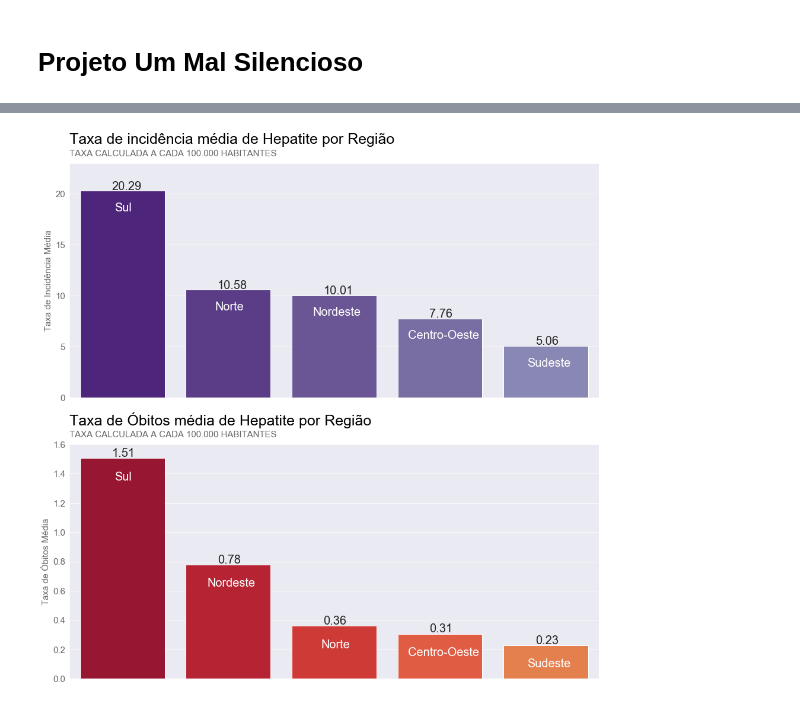
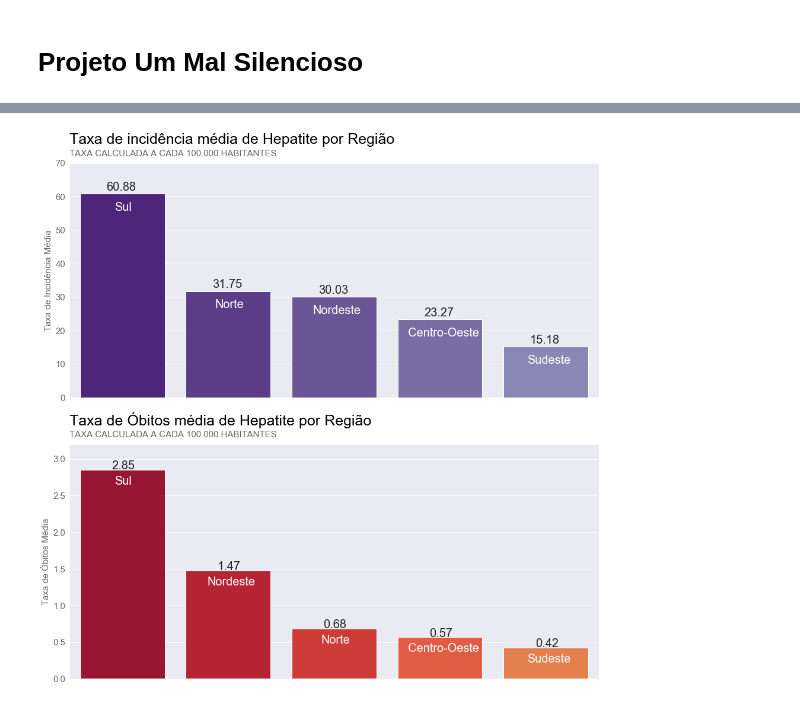
Before and after one commit to PedroHCAlmeida/projeto_um_mal_silencioso, a Jupyter notebook: notebooks/Analise_final.ipynb, the cells around one changed output, grey strips where cells are left out. Saved outputs shown, nothing was run; the diff lists cells and outputs as text; code cells hidden in the pictures.

```diff
--- a/notebooks/Analise_final.ipynb
+++ b/notebooks/Analise_final.ipynb
@@ -12,4 +32,4 @@ from funcoes import plota_grafico, thousand_formatter, million_formatter
 # %%
-casos = pd.read_csv('../dados_limpos/casos_obitos_hep')
-vacinas = pd.read_csv('../dados_limpos/vacinas_hep')
-dados_reg = pd.read_csv('../dados_limpos/casos_obitos_por_regiao')
+casos = pd.read_csv('../dados_tratados/casos_obitos_hep')
+vacinas = pd.read_csv('../dados_tratados/vacinas_hep')
+dados_reg = pd.read_csv('../dados_tratados/casos_obitos_por_regiao')
@@ -70,0 +187,19 @@ plota_grafico(dados: pandas.core.frame.DataFrame, x: str, y: str, hue=None, titl
+# %%
+fig, axn = plt.subplots(2,3, sharey=True, figsize=(25,15))
+
+fig.suptitle('Taxa de Óbitos por Hepatite em cada região do Brasil', fontsize=30, x=0.30)
+fig.text(0.1, 0.93, 'TAXA CALCULADA A CADA 100.000 HABITANTES', fontsize=25, color='dimgray')
+for ax, reg in zip(axn.flat,['Sul', 'Nordeste', 'Sudeste', 'Norte', 'Centro-Oeste']):
+    plota_grafico(dados_reg[dados_reg['Regiao'] == reg], 'Ano', 'taxa_obitos_por100k', hue='virus', subtitle=reg, color_sub='black',dict_hue_palette=dict_palette,
+          hue_legend=['Hepatite A', 'Hepatite B', 'Hepatite C'], file_name='taxa_obitos_por_reg', xlim=[2007.9, 2018.1],
+          ylabel='Taxa de Obitos', marker='.', markersize=10, ax=ax, show=False)
+    plt.sca(ax)
+    plt.xticks(range(2008,2019,2), range(2008, 2019,2))
+
+plt.delaxes(ax= axn[1,2])
+axn[1][0].set_position([0.24, 0.125, 0.228, 0.343])
+axn[1][1].set_position([0.55, 0.125, 0.228, 0.343])
+
+plt.savefig('../images/taxa_obitos_por_reg')
+
+plt.show()
@@ -71,31 +208,33 @@ plota_grafico(dados: pandas.core.frame.DataFrame, x: str, y: str, hue=None, titl
 # %%
 palette_reg_incid = sns.color_palette('Purples_r', 12)
-dados_taxa_ind_reg = dados_reg.groupby('Regiao').agg({'taxa_incid_por100k':'mean'}).sort_values('taxa_incid_por100k',ascending=False).reset_index()
+dados_taxa_ind_reg = dados_reg.groupby(['Ano', 'Regiao']).agg({'taxa_incid_por100k':'sum'}).reset_index().\
+                     groupby('Regiao').agg({'taxa_incid_por100k':'mean'}).sort_values('taxa_incid_por100k',ascending=False).reset_index()
 
 sns.set_style('darkgrid')
 fig, ax = plt.subplots(2,1,figsize=(16,16))
 plota_grafico(dados_taxa_ind_reg, 'Regiao', 'taxa_incid_por100k', kind='bar', palette_sns=palette_reg_incid, ax=ax[0], show=False, title='Taxa de incidência média de Hepatite por Região',
-              subtitle='TAXA CALCULADA A CADA 100.000 HABITANTES', ylabel='Taxa de Incidência Média', ylim=[0,23])
+              subtitle='TAXA CALCULADA A CADA 100.000 HABITANTES', ylabel='Taxa de Incidência Média', ylim=[0,70])
 ax[0].set_xticklabels('')
 
 for i,reg in zip(range(0,5),dados_taxa_ind_reg['Regiao'].unique()):
-    plt.text(i-0.1,dados_taxa_ind_reg[dados_taxa_ind_reg['Regiao'] == reg]['taxa_incid_por100k']+0.1, str(round(dados_taxa_ind_reg[dados_taxa_ind_reg['Regiao'] == reg]['taxa_incid_por100k'].values[0],2)), fontsize=20)
-    plt.text(i-(len(reg)/40),dados_taxa_ind_reg[dados_taxa_ind_reg['Regiao'] == reg]['taxa_incid_por100k']-2, reg, fontsize=20, color='white')
+    plt.text(i-0.15,dados_taxa_ind_reg[dados_taxa_ind_reg['Regiao'] == reg]['taxa_incid_por100k']+1, str(round(dados_taxa_ind_reg[dados_taxa_ind_reg['Regiao'] == reg]['taxa_incid_por100k'].values[0],2)), fontsize=20)
+    plt.text(i-(len(reg)/40),dados_taxa_ind_reg[dados_taxa_ind_reg['Regiao'] == reg]['taxa_incid_por100k']-5, reg, fontsize=20, color='white')
 
 palette_reg_obitos = sns.color_palette('YlOrRd_r', 10)
-dados_taxa_obitos_reg = dados_reg.groupby('Regiao').agg({'taxa_obitos_por100k':'mean'}).sort_values('taxa_obitos_por100k',ascending=False).reset_index()
+dados_taxa_obitos_reg = dados_reg.groupby(['Ano', 'Regiao']).agg({'taxa_obitos_por100k':'sum'}).reset_index().\
+                        groupby('Regiao').agg({'taxa_obitos_por100k':'mean'}).sort_values('taxa_obitos_por100k',ascending=False).reset_index()
 
 plota_grafico(dados_taxa_obitos_reg, 'Regiao', 'taxa_obitos_por100k', kind='bar',
               palette_sns=palette_reg_obitos, ax=ax[1], show=False, title='Taxa de Óbitos média de Hepatite por Região',
-              subtitle='TAXA CALCULADA A CADA 100.000 HABITANTES', ylabel='Taxa de Óbitos Média', ylim=[0,1.6])
+              subtitle='TAXA CALCULADA A CADA 100.000 HABITANTES', ylabel='Taxa de Óbitos Média', ylim=[0,3.2])
 ax[1].set_xticklabels('')
 
 for i,reg in zip(range(0,5),dados_taxa_obitos_reg['Regiao'].unique()):
     plt.text(i-0.1,dados_taxa_obitos_reg[dados_taxa_obitos_reg['Regiao'] == reg]['taxa_obitos_por100k']+0.01, str(round(dados_taxa_obitos_reg[dados_taxa_obitos_reg['Regiao'] == reg]['taxa_obitos_por100k'].values[0],2)), fontsize=20)
-    plt.text(i-(len(reg)/40),dados_taxa_obitos_reg[dados_taxa_obitos_reg['Regiao'] == reg]['taxa_obitos_por100k']-0.15, reg, fontsize=20, color='white')
+    plt.text(i-(len(reg)/40),dados_taxa_obitos_reg[dados_taxa_obitos_reg['Regiao'] == reg]['taxa_obitos_por100k']-0.2, reg, fontsize=20, color='white')
 
 plt.savefig('../images/taxa_incid_reg')
 
 plt.show()
 # %% [output]
-[figure, old version]
+[figure, new version]
```
Also changed, not shown: parts of 40 cells of this notebook, 11 other files.
